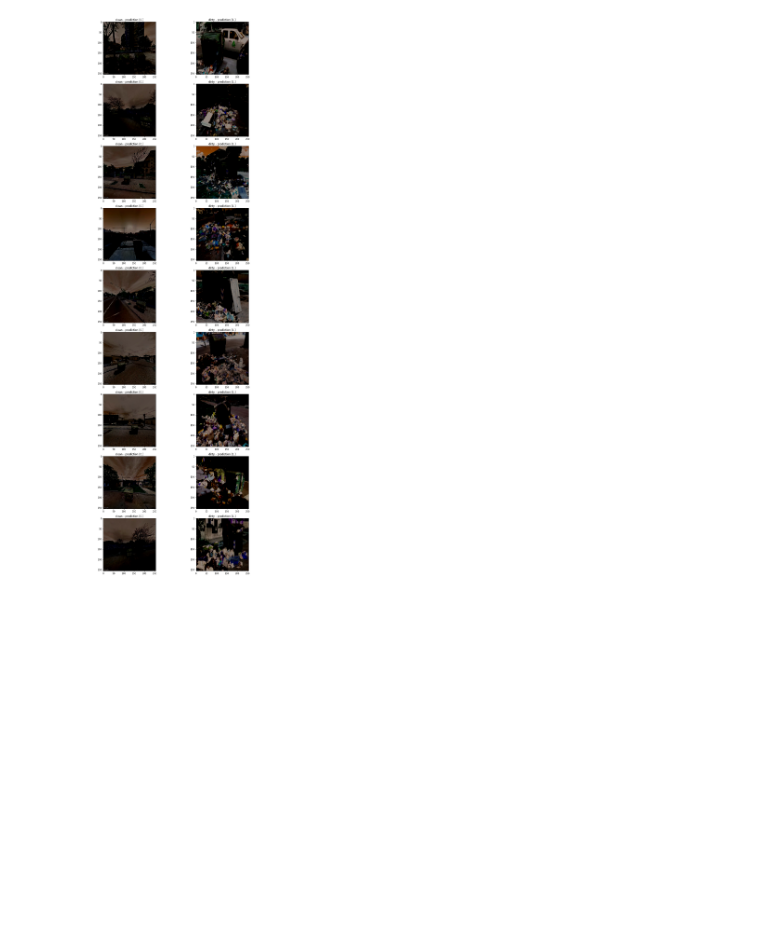
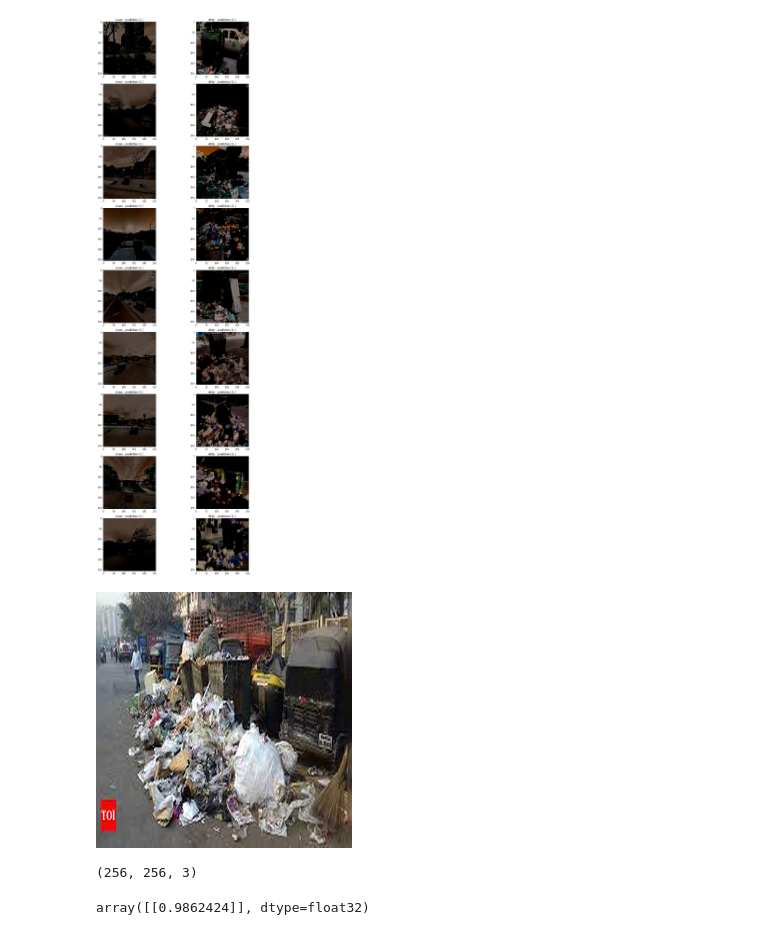
Before and after one commit to InbarShirizly/GIGO, a Jupyter notebook: GIGO-model.ipynb, the cells around one changed output. Cells and saved outputs as stored; diff of their text form; code cells hidden in the pictures; blank space fills up the shorter version.

Commit message:
created a prediction notebook for random photos - working good

```diff
--- a/GIGO-model.ipynb
+++ b/GIGO-model.ipynb
@@ -230,3 +230,18 @@ Clipping input data to the valid range for imshow with RGB data ([0..1] for floa
 Clipping input data to the valid range for imshow with RGB data ([0..1] for floats or [0..255] for integers).
 Clipping input data to the valid range for imshow with RGB data ([0..1] for floats or [0..255] for integers).
 [figure]
+# %%
+from PIL import Image
+img = Image.open('garbage1.jfif') # image extension *.png,*.jpg
+new_width  = 256
+new_height = 256
+img = img.resize((new_width, new_height), Image.ANTIALIAS)
+# %%
+img
+# %% [output]
+[figure, added]
+# %%
+photo_check = np.array(img)
+photo_check.shape
+# %% [output]
+(256, 256, 3)
@@ -232,0 +252,4 @@ Clipping input data to the valid range for imshow with RGB data ([0..1] for floa
+# %%
+final_model.predict(photo_check)
+# %% [output]
+array([[0.9862424]], dtype=float32)
```
Also changed, not shown: parts of 2 cells of this notebook, 13 other files.
